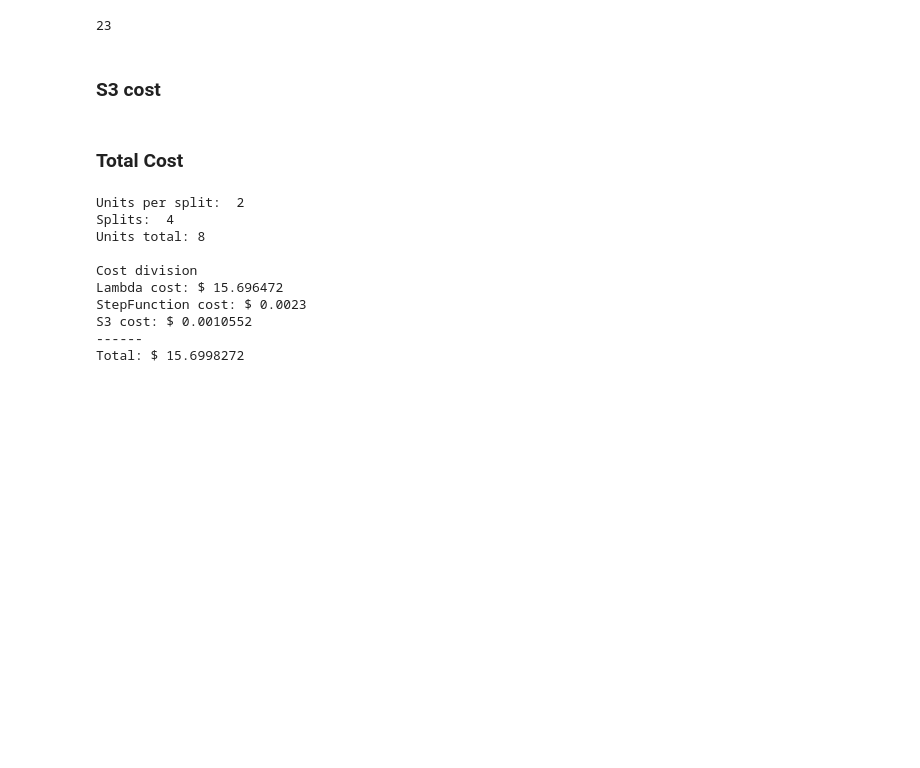
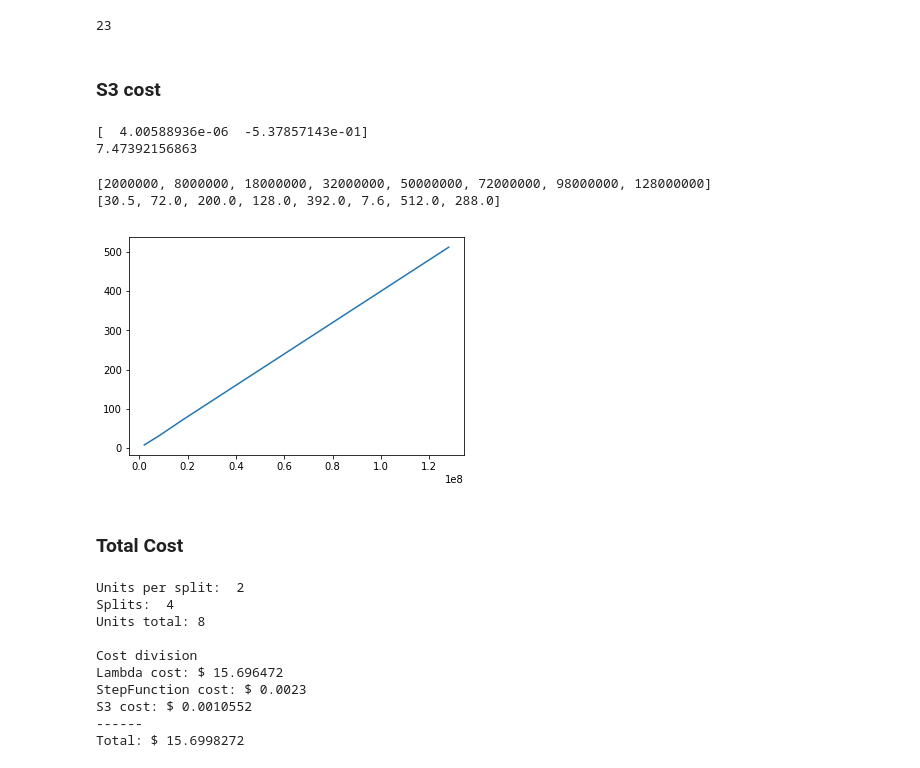
Before and after one commit to joh-mue/MOps, a Jupyter notebook: jupyter-notebooks/Cost Prediction.ipynb, the cells around one changed output. Cells and saved outputs as stored; diff of their text form; code cells hidden in the pictures; blank space fills up the shorter version.

```diff
--- a/jupyter-notebooks/Cost Prediction.ipynb
+++ b/jupyter-notebooks/Cost Prediction.ipynb
@@ -75,3 +65,31 @@ multipart_chunksize = 8 * MB
+# %%
+# multipart uploads
+kB = 1024
+MB = kB * kB
+multipart_threshold = 8 * MB
+multipart_chunksize = 8 * MB
+
+from collections import OrderedDict
+blocksizes_in_MB = OrderedDict{ 1000: 7.6, 2000: 30.5 , 3000: 72.0, 4000: 128.0, 5000: 200.0, 6000: 288.0, 7000: 392.0, 8000: 512.0 }
+# %%
+x = np.array([ x**2 * 2 for x in sorted(blocksizes_in_MB.keys())])
+y = np.array(sorted(blocksizes_in_MB.values()))
+z = np.polyfit(x, y, 1)
+print z
+n = 1000**2 * 2
+print z[0]*n + z[1]
+# %% [output]
+[  4.00588936e-06  -5.37857143e-01]
+7.47392156863
+# %%
+print sorted(x)
+print blocksizes_in_MB.values()
+plt.plot(x, sorted(blocksizes_in_MB.values()))
+plt.show()
+# %% [output]
+[2000000, 8000000, 18000000, 32000000, 50000000, 72000000, 98000000, 128000000]
+[30.5, 72.0, 200.0, 128.0, 392.0, 7.6, 512.0, 288.0]
+[figure, added]
 # %%
 def estimate_puts(splits, units_per_split):
     uploads_per_intermediate = 1
```
Also changed, not shown: parts of 2 cells of this notebook, 14 other files.
